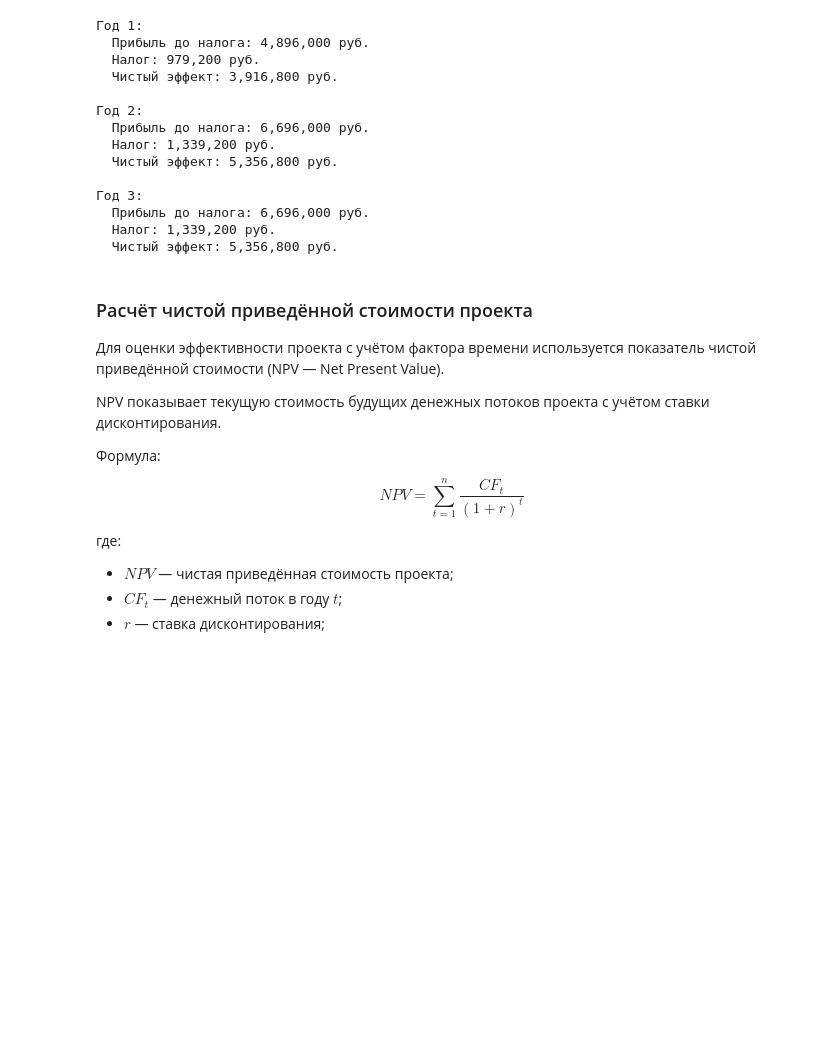
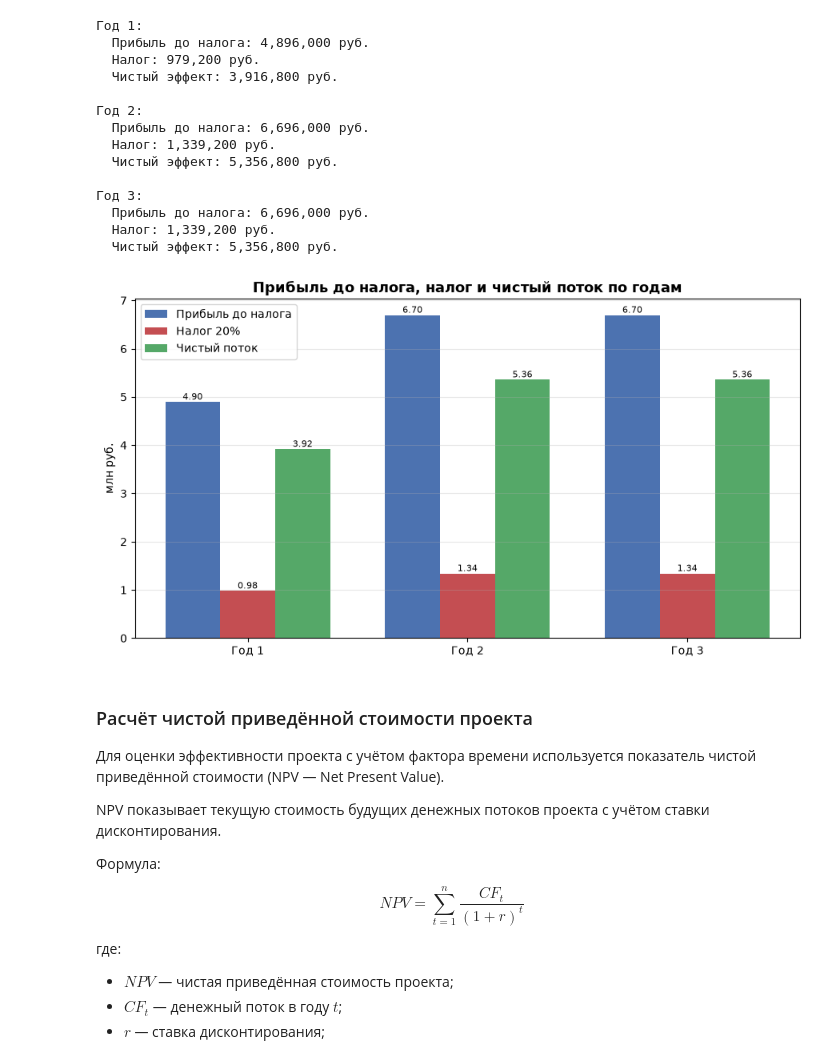
Before and after one commit to archipristessa/economy-of-informatization-exam, a Jupyter notebook: task_02_crm_effect.ipynb, the cells around one changed output. Cells and saved outputs as stored; diff of their text form; code cells hidden in the pictures; blank space fills up the shorter version.

```diff
--- a/task_02_crm_effect.ipynb
+++ b/task_02_crm_effect.ipynb
@@ -513,6 +552,41 @@ for i in range(years):
   Прибыль до налога: 6,696,000 руб.
   Налог: 1,339,200 руб.
   Чистый эффект: 5,356,800 руб.
+# %%
+import numpy as np
+import matplotlib.pyplot as plt
+
+fig, ax = plt.subplots(figsize=(9, 5))
+
+x = np.arange(1, 4)
+width = 0.25
+
+ax.bar(x - width, np.array(profit_before_tax) / 1e6, width,
+       label="Прибыль до налога", color="#4C72B0")
+ax.bar(x, np.array(taxes) / 1e6, width,
+       label="Налог 20%", color="#C44E52")
+ax.bar(x + width, np.array(net_cash_flows) / 1e6, width,
+       label="Чистый поток", color="#55A868")
+
+for i in range(3):
+    ax.text(x[i] - width, profit_before_tax[i]/1e6 + 0.05,
+            f"{profit_before_tax[i]/1e6:.2f}", ha="center", fontsize=8)
+    ax.text(x[i], taxes[i]/1e6 + 0.05,
+            f"{taxes[i]/1e6:.2f}", ha="center", fontsize=8)
+    ax.text(x[i] + width, net_cash_flows[i]/1e6 + 0.05,
+            f"{net_cash_flows[i]/1e6:.2f}", ha="center", fontsize=8)
+
+ax.set_xticks(x)
+ax.set_xticklabels([f"Год {i}" for i in x])
+ax.set_ylabel("млн руб.")
+ax.set_title("Прибыль до налога, налог и чистый поток по годам",
+             fontsize=13, weight="bold")
+ax.legend()
+ax.grid(axis="y", alpha=0.3)
+plt.tight_layout()
+plt.show()
+# %% [output]
+[figure, added]
 # %% [markdown]
 ### Расчёт чистой приведённой стоимости проекта
 
```
Also changed, not shown: parts of 14 cells of this notebook.
